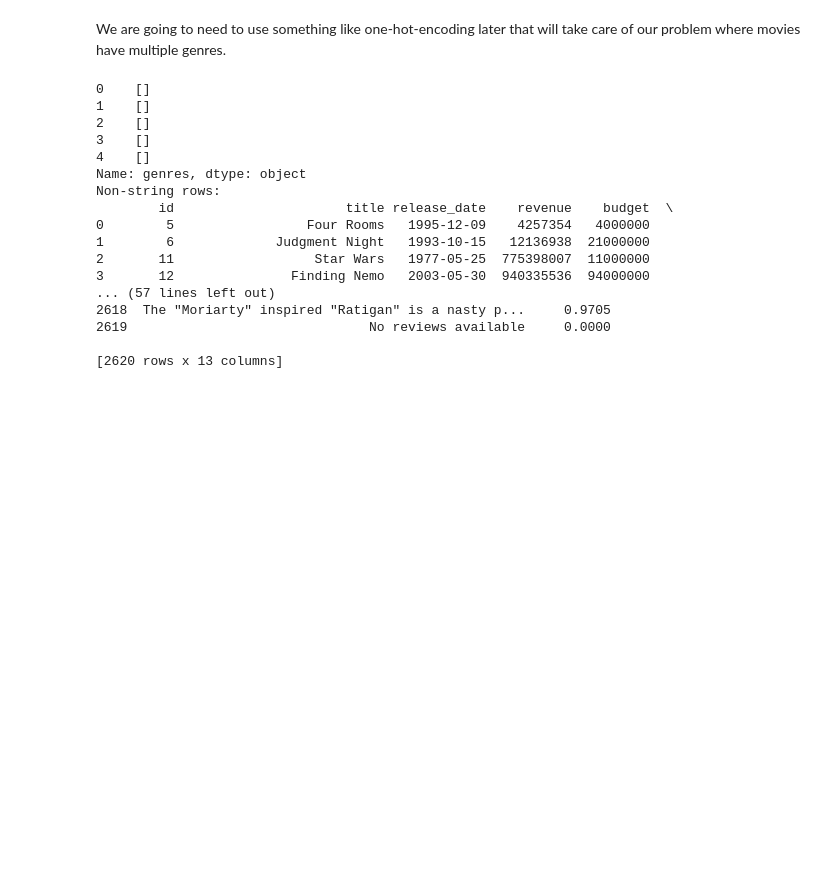
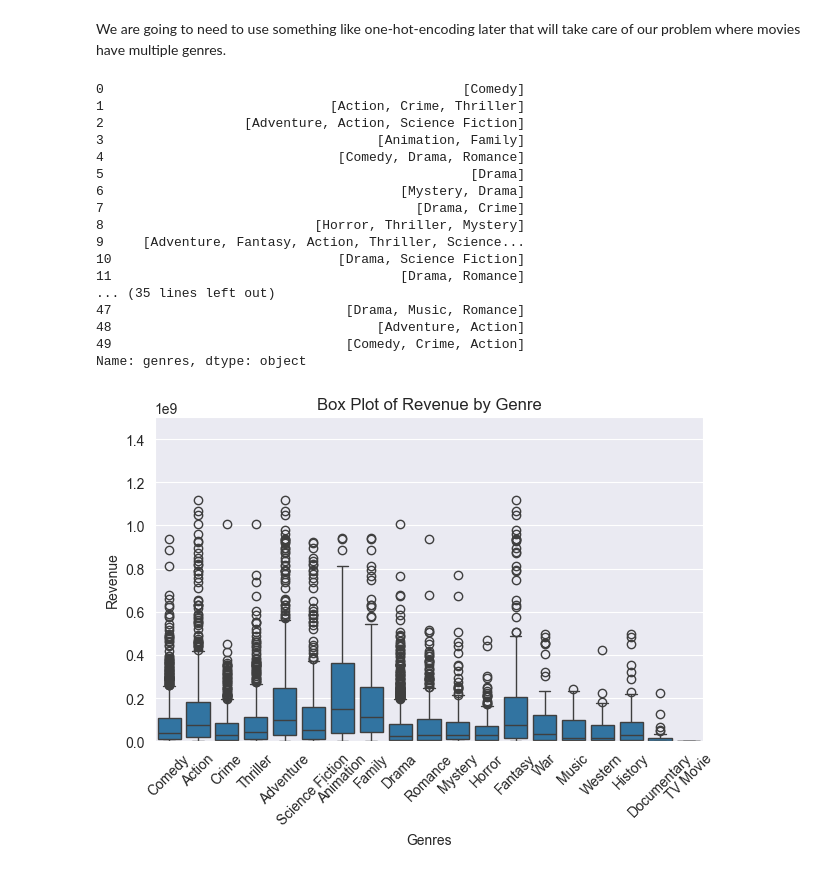
Before and after one commit to jessahal/Box-office-predictions, a Jupyter notebook: box_office_predictions.ipynb, the cells around one changed output. Drawn from its saved outputs; the diff is of its cells as text; code cells hidden in the pictures; blank space fills up the shorter version.

Commit message:
Finally figured out a way to look at the dumb genre catagory!

```diff
--- a/box_office_predictions.ipynb
+++ b/box_office_predictions.ipynb
@@ -89,33 +89,45 @@ We are going to need to use something like one-hot-encoding later that will take
 def convert_to_list(x):
     if isinstance(x, str) and x.strip():  # Check if x is a non-empty string
         return [genre.strip() for genre in x.split(',')]
-    return []  # Return empty list for NaN or non-string entries
+    return ['Genre not listed']
 
 # Apply the conversion function
 movies['genres'] = movies['genres'].apply(convert_to_list)
 
 # Verify the conversion worked
-print(movies['genres'].head())
-
-# Find rows that are not strings
-non_string_rows = movies[~movies['genres'].apply(lambda x: isinstance(x, str))]
-print("Non-string rows:")
-print(non_string_rows)
+print(movies['genres'].head(50))
 # %% [output]
-0    []
-1    []
-2    []
-3    []
-4    []
+0                                              [Comedy]
+1                             [Action, Crime, Thriller]
+2                  [Adventure, Action, Science Fiction]
+3                                   [Animation, Family]
+4                              [Comedy, Drama, Romance]
+5                                               [Drama]
+6                                      [Mystery, Drama]
+7                                        [Drama, Crime]
+8                           [Horror, Thriller, Mystery]
+9     [Adventure, Fantasy, Action, Thriller, Science...
+10                             [Drama, Science Fiction]
+11                                     [Drama, Romance]
+... (35 lines left out)
+47                              [Drama, Music, Romance]
+48                                  [Adventure, Action]
+49                              [Comedy, Crime, Action]
 Name: genres, dtype: object
-Non-string rows:
-        id                      title release_date    revenue    budget  \
-0        5                 Four Rooms   1995-12-09    4257354   4000000
-1        6             Judgment Night   1993-10-15   12136938  21000000
-2       11                  Star Wars   1977-05-25  775398007  11000000
-3       12               Finding Nemo   2003-05-30  940335536  94000000
-... (57 lines left out)
-2618  The "Moriarty" inspired "Ratigan" is a nasty p...     0.9705
-2619                               No reviews available     0.0000
-
-[2620 rows x 13 columns]
+# %%
+movies_genres = movies.explode('genres')
+
+sns.boxplot(movies_genres, x = 'genres', y = 'revenue')
+# Set plot labels and title
+plt.xlabel('Genres')
+plt.ylabel('Revenue')
+plt.title('Box Plot of Revenue by Genre')
+
+# Limit the y-axis (adjust according to your dataset)
+plt.ylim(0, 1.5e9)  # Example: limit to 1.5 billion
+
+# Rotate x-axis labels for better visibility
+plt.xticks(rotation=45)
+plt.tight_layout()
+# %% [output]
+[figure, added]
```
